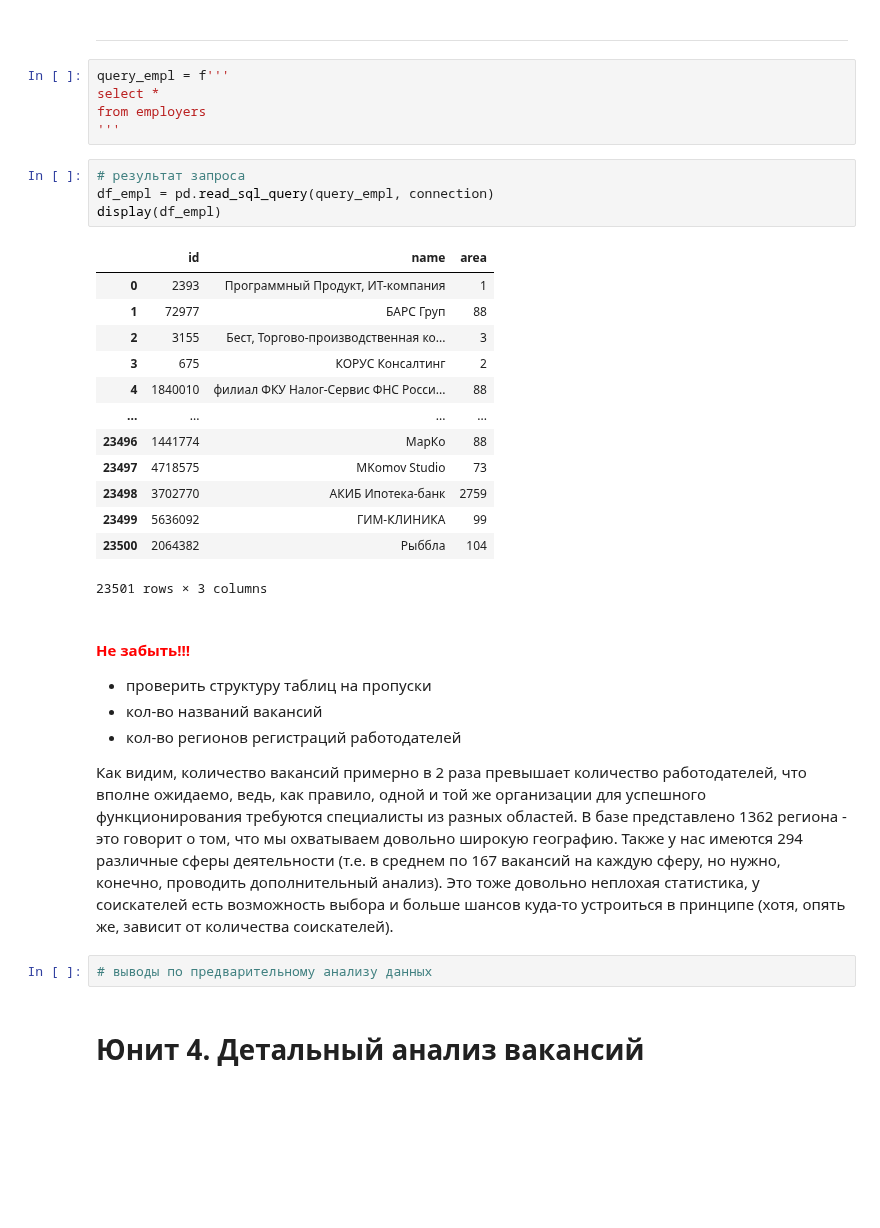
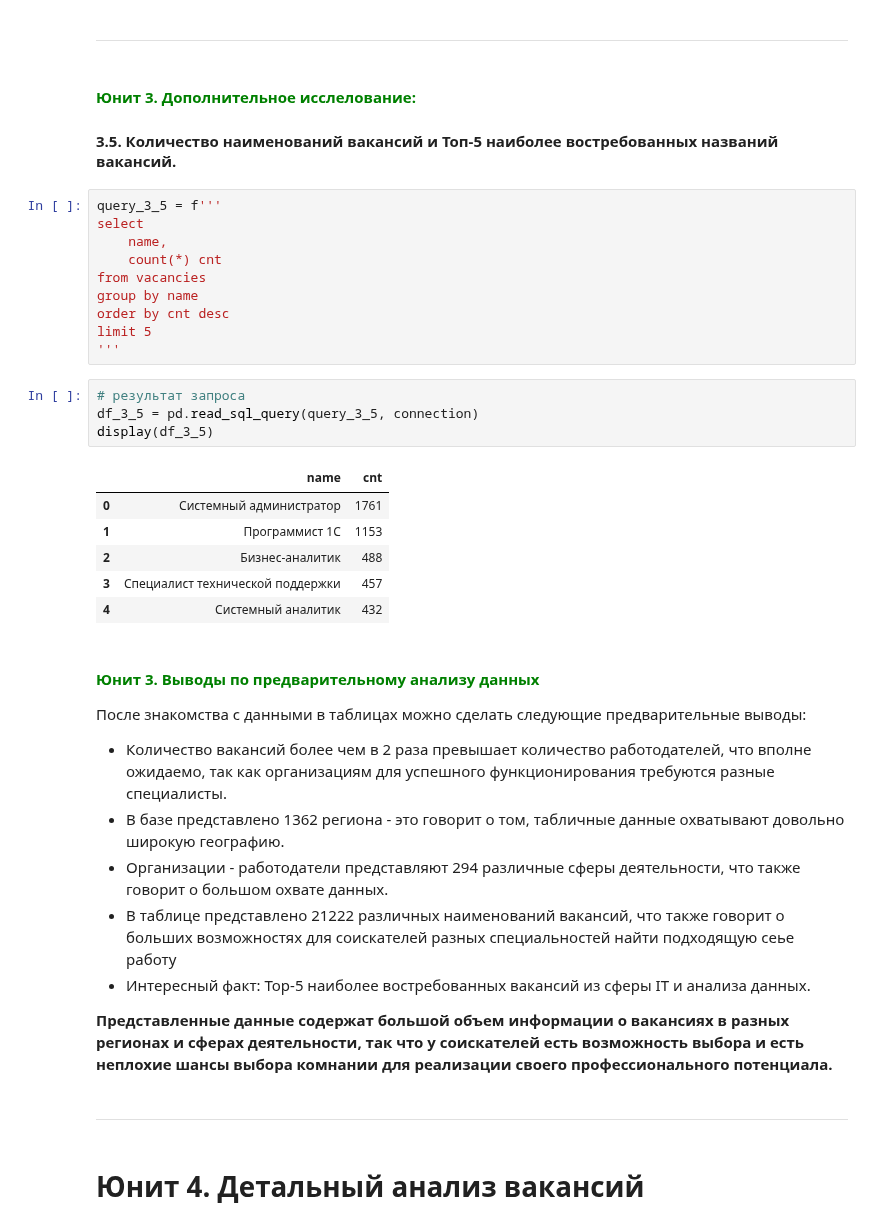
Before and after one commit to Novkozinin/SF_projects, a Jupyter notebook: Project-02_Анализ_вакансий_из_HeadHunter/Project_2_Анализ_вакансий_из_HeadHunter.ipynb, the cells around one changed output. Saved outputs shown, nothing was run; the diff lists cells and outputs as text; blank space fills up the shorter version.

```diff
--- a/Project-02_Анализ_вакансий_из_HeadHunter/Project_2_Анализ_вакансий_из_HeadHunter.ipynb
+++ b/Project-02_Анализ_вакансий_из_HeadHunter/Project_2_Анализ_вакансий_из_HeadHunter.ipynb
@@ -98,38 +98,43 @@ print(f'Количество сфер деятельности в таблице
 Количество сфер деятельности в таблице industries: 294
 # %% [markdown]
 ***
+# %% [markdown]
+#### **<span style=color:green>Юнит 3. Дополнительное исслелование:**
+#### 3.5. Количество наименований вакансий и Топ-5 наиболее востребованных названий вакансий.
 # %%
-query_empl = f'''
-select *
-from employers
+query_3_5 = f'''
+select
+    name,
+    count(*) cnt
+from vacancies
+group by name
+order by cnt desc
+limit 5
 '''
 # %%
 # результат запроса
-df_empl = pd.read_sql_query(query_empl, connection)
-display(df_empl)
+df_3_5 = pd.read_sql_query(query_3_5, connection)
+display(df_3_5)
 # %% [output]
-|  | id | name | area |
-| 0 | 2393 | Программный Продукт, ИТ-компания | 1 |
-| 1 | 72977 | БАРС Груп | 88 |
-| 2 | 3155 | Бест, Торгово-производственная ко... | 3 |
-| 3 | 675 | КОРУС Консалтинг | 2 |
-| 4 | 1840010 | филиал ФКУ Налог-Сервис ФНС Росси... | 88 |
-| ... | ... | ... | ... |
-| 23496 | 1441774 | МарКо | 88 |
-| 23497 | 4718575 | MKomov Studio | 73 |
-| 23498 | 3702770 | АКИБ Ипотека-банк | 2759 |
-| 23499 | 5636092 | ГИМ-КЛИНИКА | 99 |
-| 23500 | 2064382 | Рыббла | 104 |
+|  | name | cnt |
+| 0 | Системный администратор | 1761 |
+| 1 | Программист 1С | 1153 |
+| 2 | Бизнес-аналитик | 488 |
+| 3 | Специалист технической поддержки | 457 |
+| 4 | Системный аналитик | 432 |
-23501 rows × 3 columns
 # %% [markdown]
-#### **<span style=color:red>Не забыть!!!**
-* проверить структуру таблиц на пропуски
-* кол-во названий вакансий
-* кол-во регионов регистраций работодателей
+#### **<span style=color:green>Юнит 3. Выводы по предварительному анализу данных**
 
-Как видим, количество вакансий примерно в 2 раза превышает количество работодателей, что вполне ожидаемо, ведь, как правило, одной и той же организации для успешного функционирования требуются специалисты из разных областей. В базе представлено 1362 региона - это говорит о том, что мы охватываем довольно широкую географию. Также у нас имеются 294 различные сферы деятельности (т.е. в среднем по 167 вакансий на каждую сферу, но нужно, конечно, проводить дополнительный анализ). Это тоже довольно неплохая статистика, у соискателей есть возможность выбора и больше шансов куда-то устроиться в принципе (хотя, опять же, зависит от количества соискателей).
+После знакомства с данными в таблицах можно сделать следующие предварительные выводы:
+* Количество вакансий более чем в 2 раза превышает количество работодателей, что вполне ожидаемо, так как организациям для успешного функционирования требуются разные специалисты.
+* В базе представлено 1362 региона - это говорит о том, табличные данные охватывают довольно широкую географию.
+* Организации - работодатели представляют 294 различные сферы деятельности, что также говорит о большом охвате данных.
+* В таблице представлено 21222 различных наименований вакансий, что также говорит о больших возможностях для соискателей разных специальностей найти подходящую сеье работу
+* Интересный факт: Тор-5 наиболее востребованных вакансий из сферы IT и анализа данных.
+
+**Представленные данные содержат большой объем информации о вакансиях в разных регионах и сферах деятельности, так что у соискателей  есть возможность выбора и есть неплохие шансы выбора комнании для реализации своего профессионального потенциала.**
-# %%
-# выводы по предварительному анализу данных
+# %% [markdown]
+***
 # %% [markdown]
 # Юнит 4. Детальный анализ вакансий
 # %% [markdown]
```
Also changed, not shown: parts of 10 cells of this notebook.
